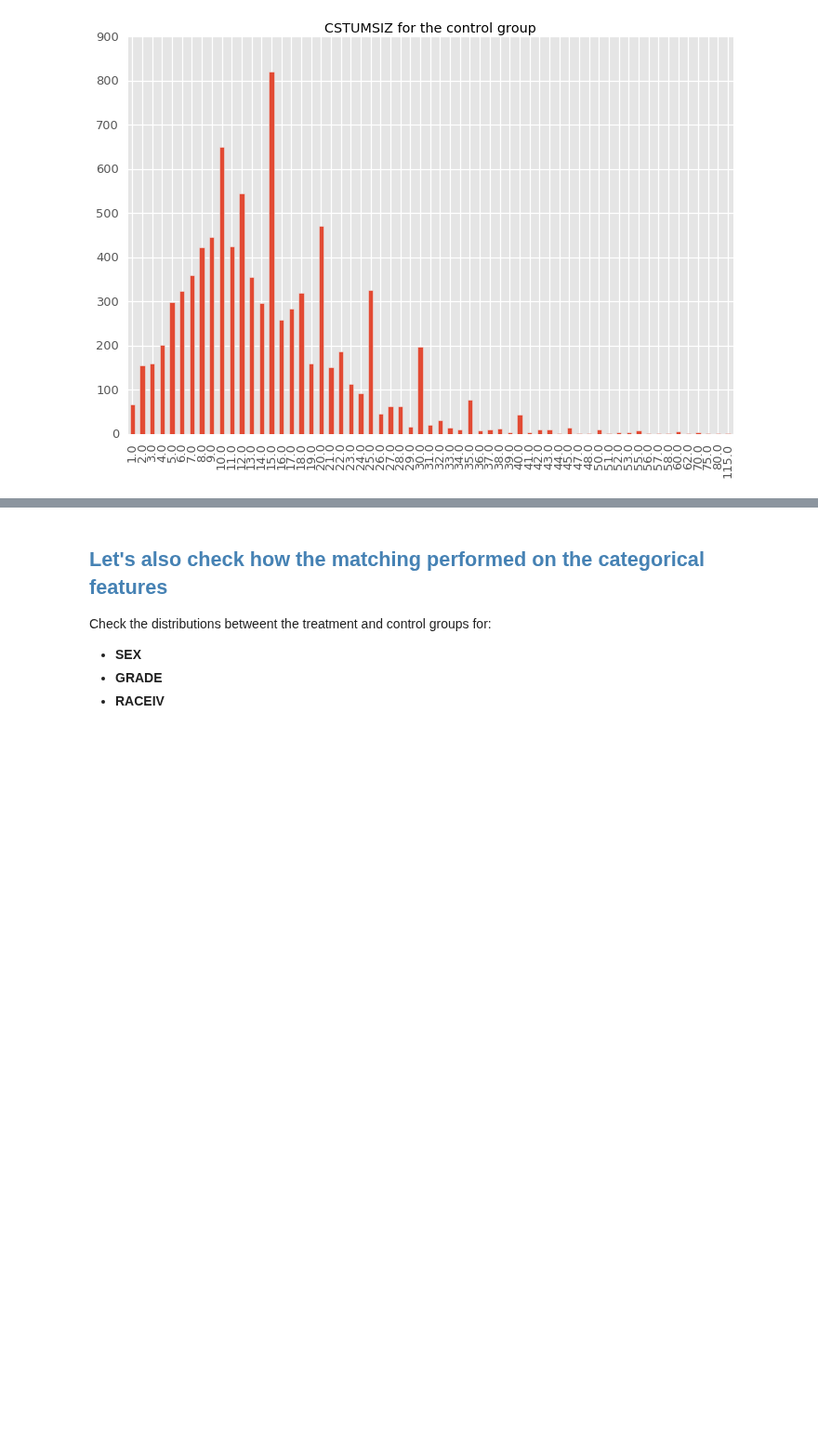
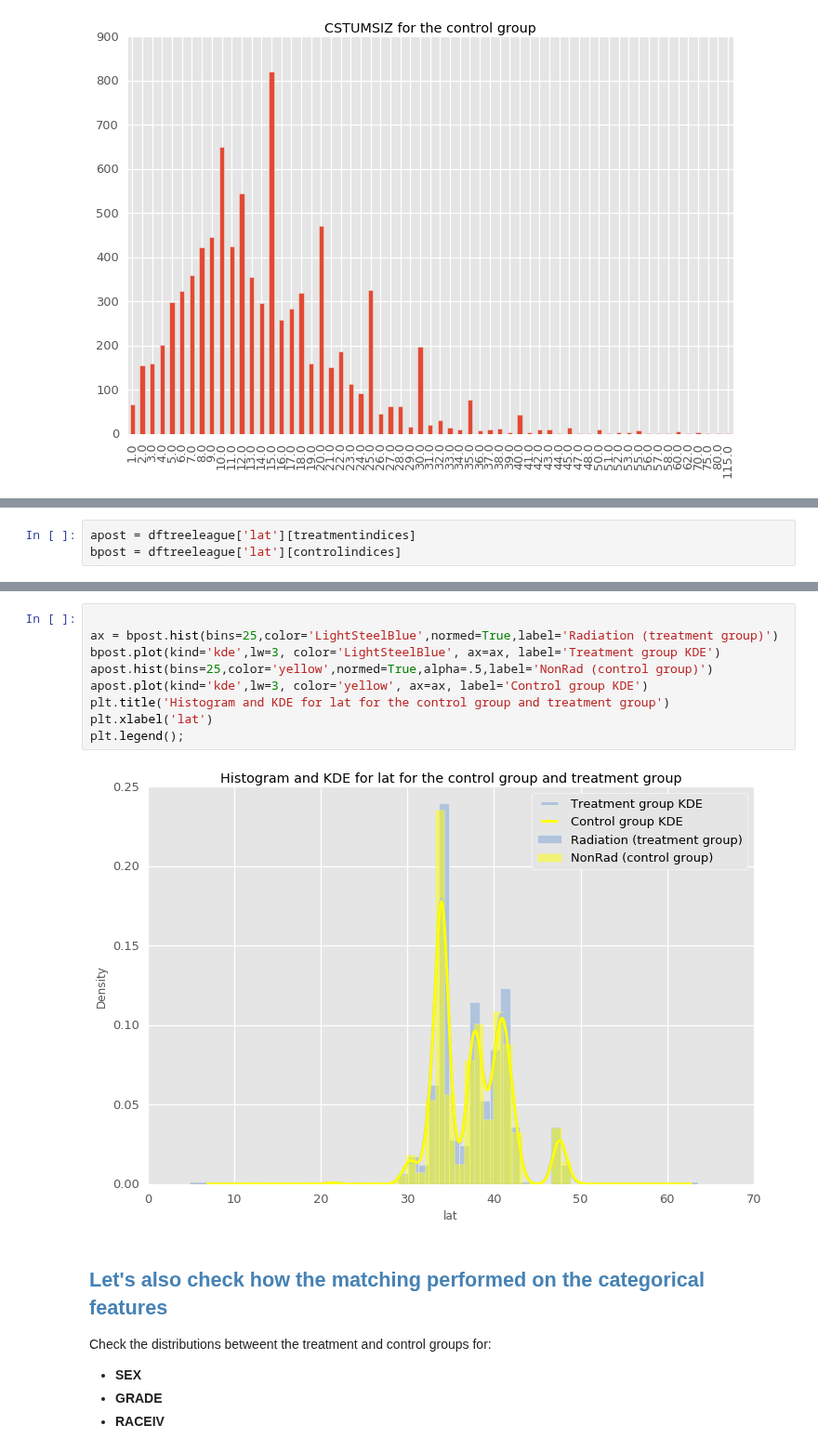
Before and after one commit to doolingdavid/SEERMATCH2, a Jupyter notebook: breast_example.ipynb, the cells around one changed output, grey strips where cells are left out. Shown at 93% size. Cells and saved outputs as stored; diff of their text form; blank space fills up the shorter version.

```diff
--- a/breast_example.ipynb
+++ b/breast_example.ipynb
@@ -786,0 +808,3 @@ controltum.value_counts().sort_index().plot(kind='bar',
+# %%
+apost = dftreeleague['lat'][treatmentindices]
+bpost = dftreeleague['lat'][controlindices]
@@ -787,3 +815,14 @@ controltum.value_counts().sort_index().plot(kind='bar',
+# %%
+
+ax = bpost.hist(bins=25,color='LightSteelBlue',normed=True,label='Radiation (treatment group)')
+bpost.plot(kind='kde',lw=3, color='LightSteelBlue', ax=ax, label='Treatment group KDE')
+apost.hist(bins=25,color='yellow',normed=True,alpha=.5,label='NonRad (control group)')
+apost.plot(kind='kde',lw=3, color='yellow', ax=ax, label='Control group KDE')
+plt.title('Histogram and KDE for lat for the control group and treatment group')
+plt.xlabel('lat')
+plt.legend();
+# %% [output]
+[figure, added]
 # %% [markdown]
 ## <font color='steelblue'>Let's also check how the matching performed on the categorical features</font>
 
```
Also changed, not shown: parts of 3 cells of this notebook.
